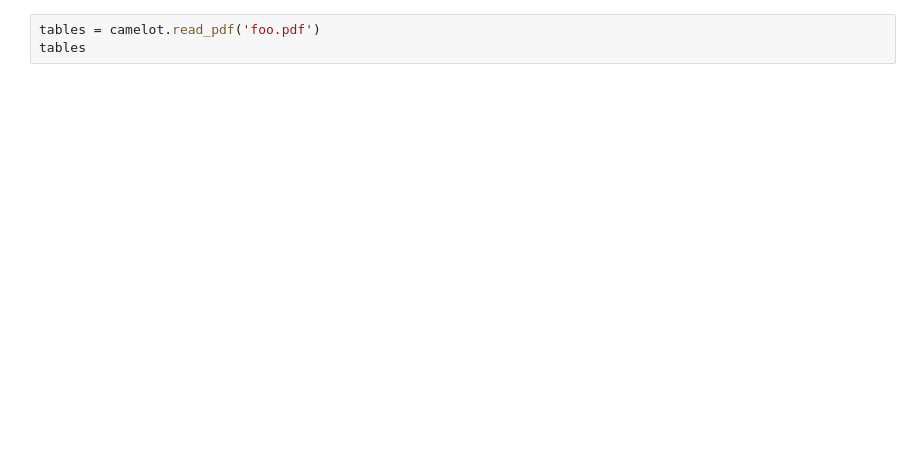
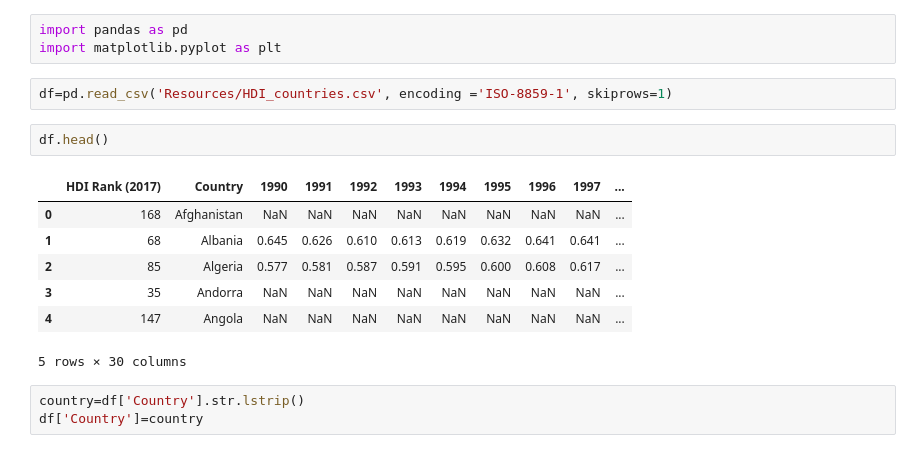
Before and after one commit to lucibertholim/WHO-Death-Rate, a Jupyter notebook: Untitled1.ipynb, the cells around one changed output. Cells and saved outputs as stored; diff of their text form; blank space fills up the shorter version.

```diff
--- a/Untitled1.ipynb
+++ b/Untitled1.ipynb
@@ -5,3 +1,18 @@ ModuleNotFoundError: No module named 'cv2'
-# %%
-tables = camelot.read_pdf('foo.pdf')
-tables
+# %%
+import pandas as pd
+import matplotlib.pyplot as plt
+# %%
+df=pd.read_csv('Resources/HDI_countries.csv', encoding ='ISO-8859-1', skiprows=1)
+# %%
+df.head()
+# %% [output]
+|  | HDI Rank (2017) | Country | 1990 | 1991 | 1992 | 1993 | 1994 | 1995 | 1996 | 1997 | ... |
+| 0 | 168 | Afghanistan | NaN | NaN | NaN | NaN | NaN | NaN | NaN | NaN | ... |
+| 1 | 68 | Albania | 0.645 | 0.626 | 0.610 | 0.613 | 0.619 | 0.632 | 0.641 | 0.641 | ... |
+| 2 | 85 | Algeria | 0.577 | 0.581 | 0.587 | 0.591 | 0.595 | 0.600 | 0.608 | 0.617 | ... |
+| 3 | 35 | Andorra | NaN | NaN | NaN | NaN | NaN | NaN | NaN | NaN | ... |
+| 4 | 147 | Angola | NaN | NaN | NaN | NaN | NaN | NaN | NaN | NaN | ... |
+5 rows × 30 columns
+# %%
+country=df['Country'].str.lstrip()
+df['Country']=country
```
Also changed, not shown: parts of 18 cells of this notebook, 44 other files.
